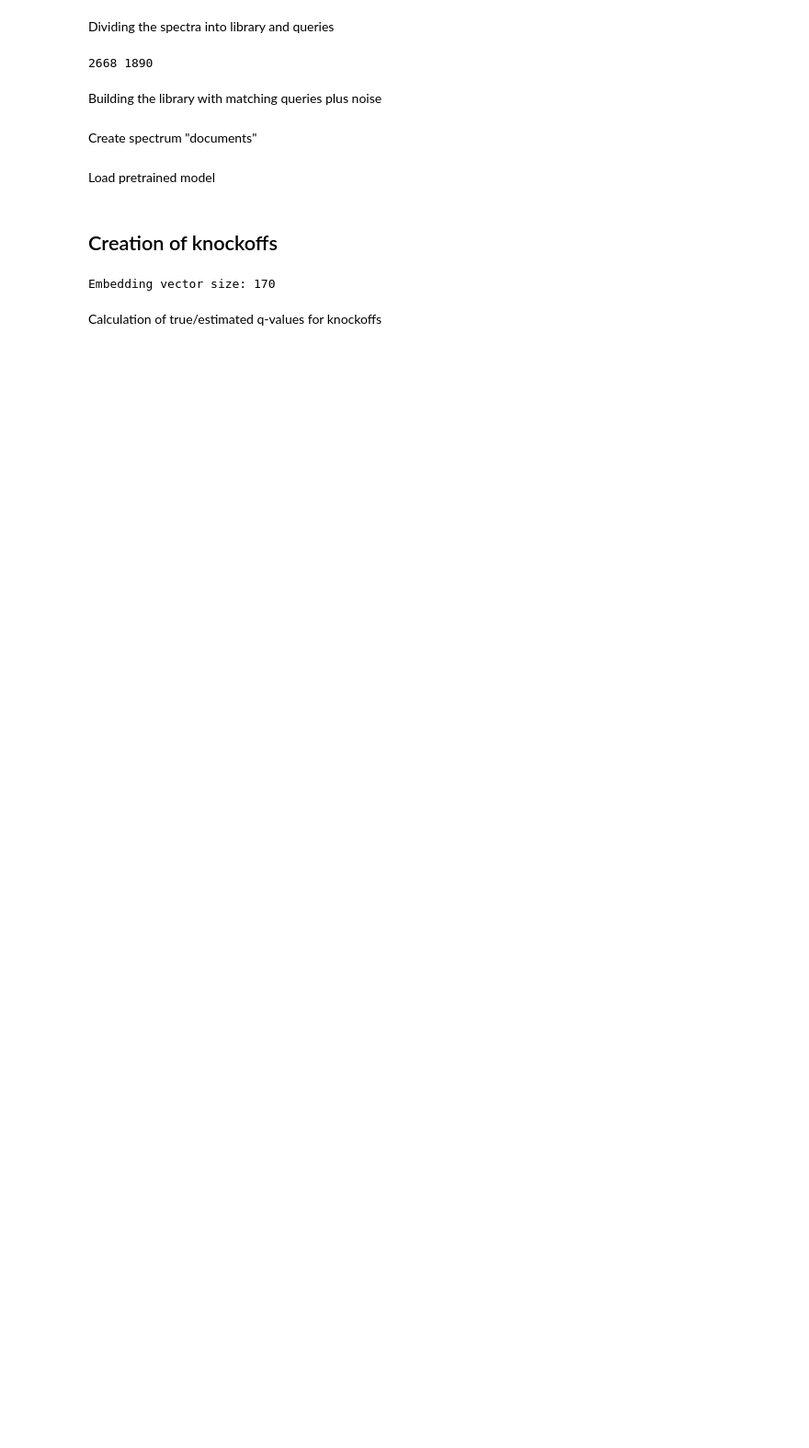
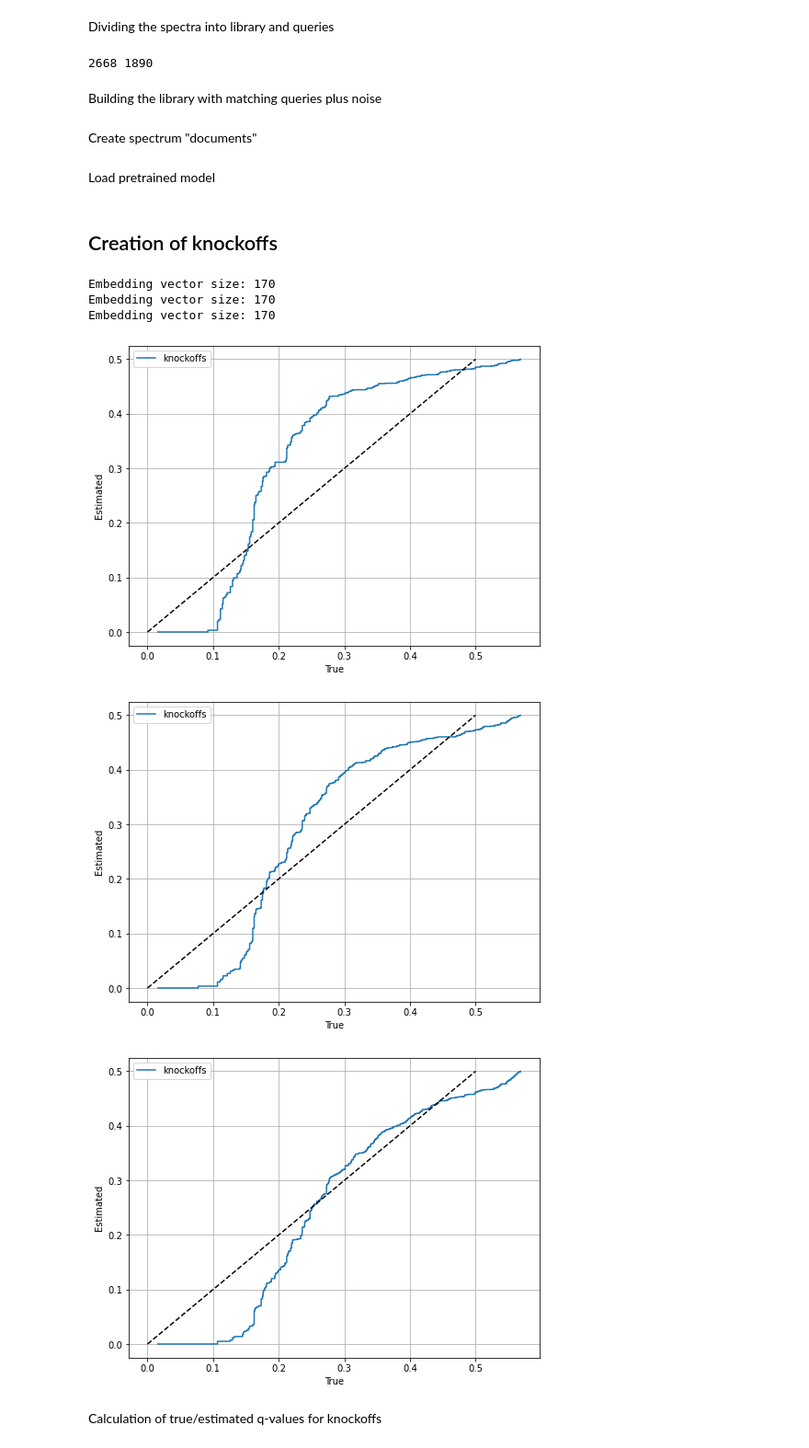
Before and after one commit to nitrozyna/FDR-Metabolomics, a Jupyter notebook: src/create_knockoffs_lcms.ipynb, the cells around one changed output. Shown at 92% size. Drawn from its saved outputs; the diff is of its cells as text; code cells hidden in the pictures; blank space fills up the shorter version.

```diff
--- a/src/create_knockoffs_lcms.ipynb
+++ b/src/create_knockoffs_lcms.ipynb
@@ -113,10 +111,19 @@ model_file = os.path.join('C:\\Users\\Gosia\\Desktop\\trained_models_1\\spec2vec
 model = gensim.models.Word2Vec.load(model_file)
 # %% [markdown]
 ## Creation of knockoffs
-# %%
-from knockoffs import generate_knockoffs, evaluate_knockoff_performance
-knockoff_documents = generate_knockoffs(model,documents_lib,allowed_missing_percentage=30)
-# %% [output]
-Embedding vector size: 170
+# %%
+diags = [0.00000080, 0.00000085, 0.00000090, 0.00000095, 0.00000100]
+from knockoffs import generate_knockoffs, evaluate_knockoff_performance
+for diag in diags:
+    save_file = r'C:\Users\Gosia\Desktop\FDR-Metabolomics\data\opt_lcms_dim\knockoff_%.8f.png' % diag
+    knockoff_documents = generate_knockoffs(model,documents_lib,allowed_missing_percentage=30,n_components=170, covariance_type='diag', diagonal_matrix=diag)
+    q_list_true, q_list_estimated = evaluate_knockoff_performance(documents_lib, documents_query, knockoff_documents, model,allowed_missing_percentage=30, save_file=save_file)
+# %% [output]
+Embedding vector size: 170
+Embedding vector size: 170
+Embedding vector size: 170
+[figure, added]
+[figure, added]
+[figure, added]
 # %% [markdown]
 Calculation of true/estimated q-values for knockoffs
```
Also changed, not shown: parts of 4 cells of this notebook, 13 other files.
